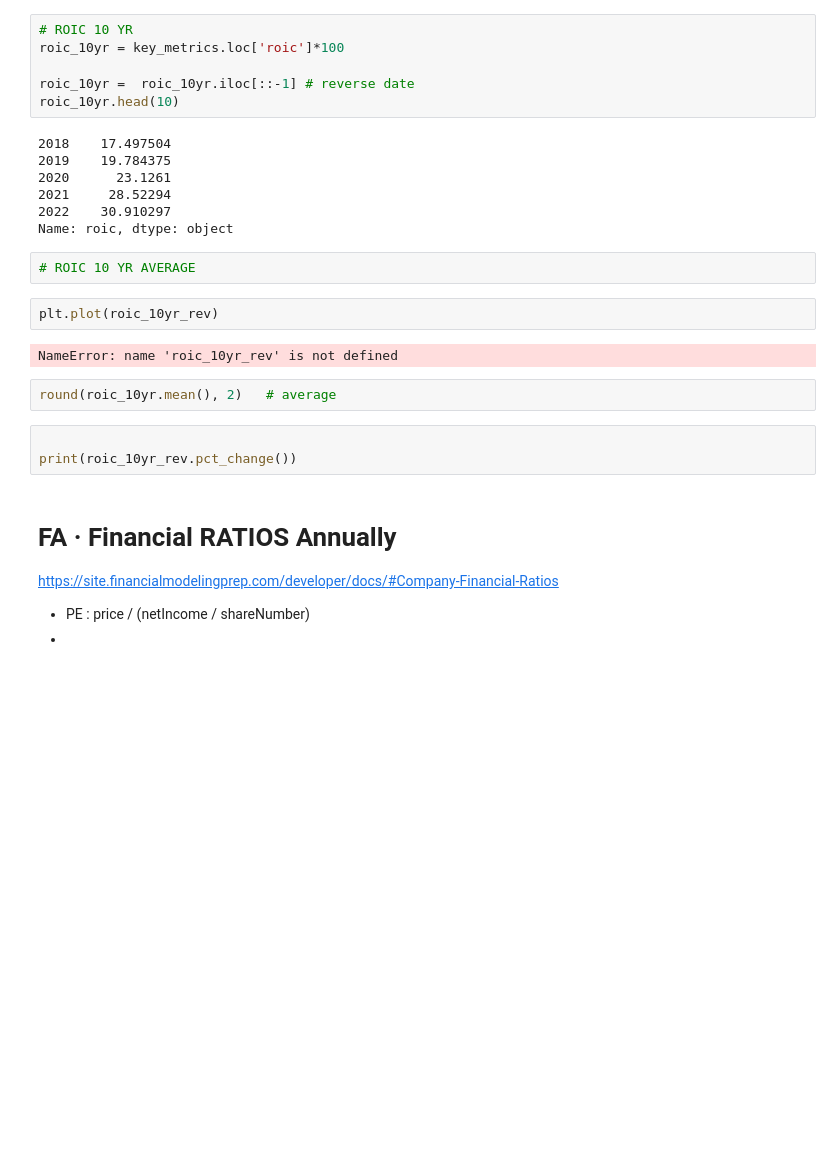
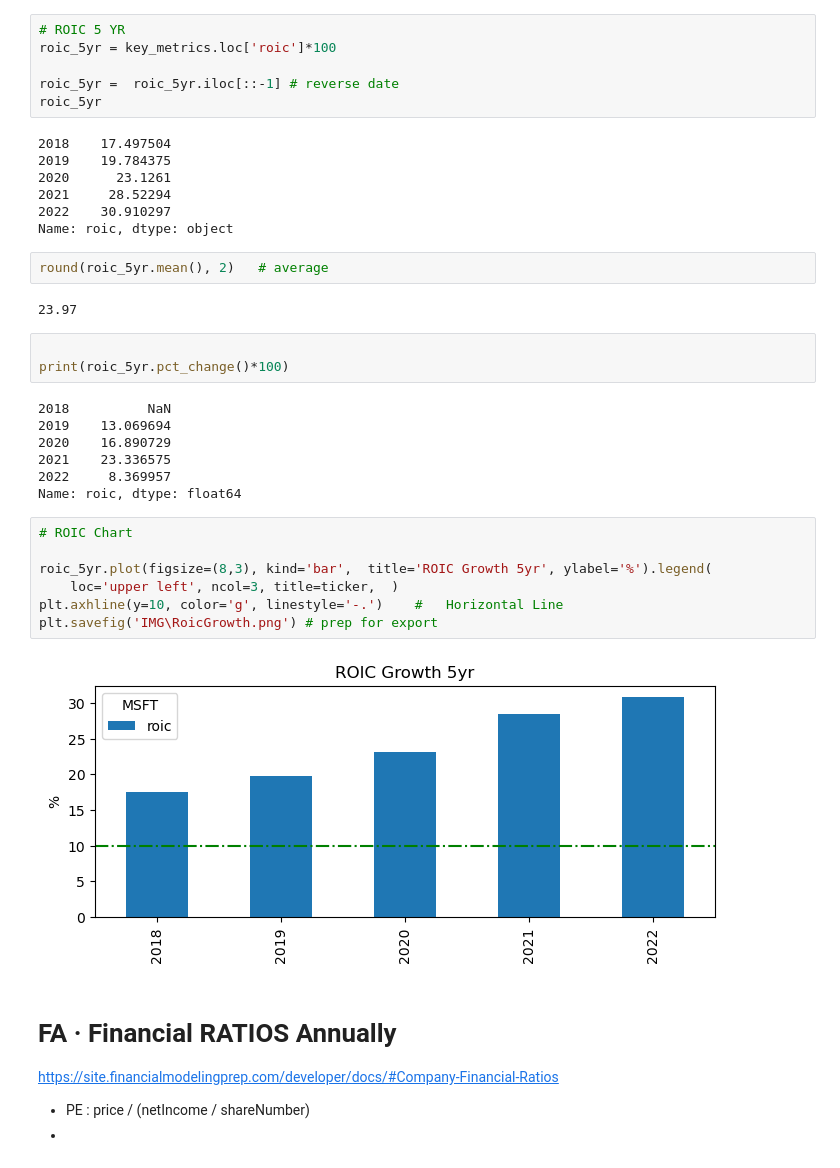
Before and after one commit to xitxat/FundamentalAnalysis, a Jupyter notebook: FA/Value01.ipynb, the cells around one changed output. Saved outputs shown, nothing was run; the diff lists cells and outputs as text; blank space fills up the shorter version.

```diff
--- a/FA/Value01.ipynb
+++ b/FA/Value01.ipynb
@@ -150,11 +158,11 @@ round(roic_current * 100, 2)
 # %% [output]
 30.91
 # %%
-# ROIC 10 YR
-roic_10yr = key_metrics.loc['roic']*100
+# ROIC 5 YR
+roic_5yr = key_metrics.loc['roic']*100
 
-roic_10yr =  roic_10yr.iloc[::-1] # reverse date
-roic_10yr.head(10)
+roic_5yr =  roic_5yr.iloc[::-1] # reverse date
+roic_5yr
 # %% [output]
 2018    17.497504
 2019    19.784375
@@ -162,17 +170,29 @@ roic_10yr.head(10)
 2021     28.52294
 2022    30.910297
 Name: roic, dtype: object
-# %%
-# ROIC 10 YR AVERAGE
-# %%
-plt.plot(roic_10yr_rev)
-# %% [output]
-NameError: name 'roic_10yr_rev' is not defined
 # %%
-round(roic_10yr.mean(), 2)   # average
+round(roic_5yr.mean(), 2)   # average
+# %% [output]
+23.97
 # %%
 
-print(roic_10yr_rev.pct_change())
+print(roic_5yr.pct_change()*100)
+# %% [output]
+2018          NaN
+2019    13.069694
+2020    16.890729
+2021    23.336575
+2022     8.369957
+Name: roic, dtype: float64
+# %%
+# ROIC Chart
+
+roic_5yr.plot(figsize=(8,3), kind='bar',  title='ROIC Growth 5yr', ylabel='%').legend(
+    loc='upper left', ncol=3, title=ticker,  )
+plt.axhline(y=10, color='g', linestyle='-.')    #   Horizontal Line
+plt.savefig('IMG\RoicGrowth.png') # prep for export
+# %% [output]
+[figure, added]
 # %% [markdown]
 # FA ·   Financial RATIOS Annually
 https://site.financialmodelingprep.com/developer/docs/#Company-Financial-Ratios
```
Also changed, not shown: parts of 31 cells of this notebook.
